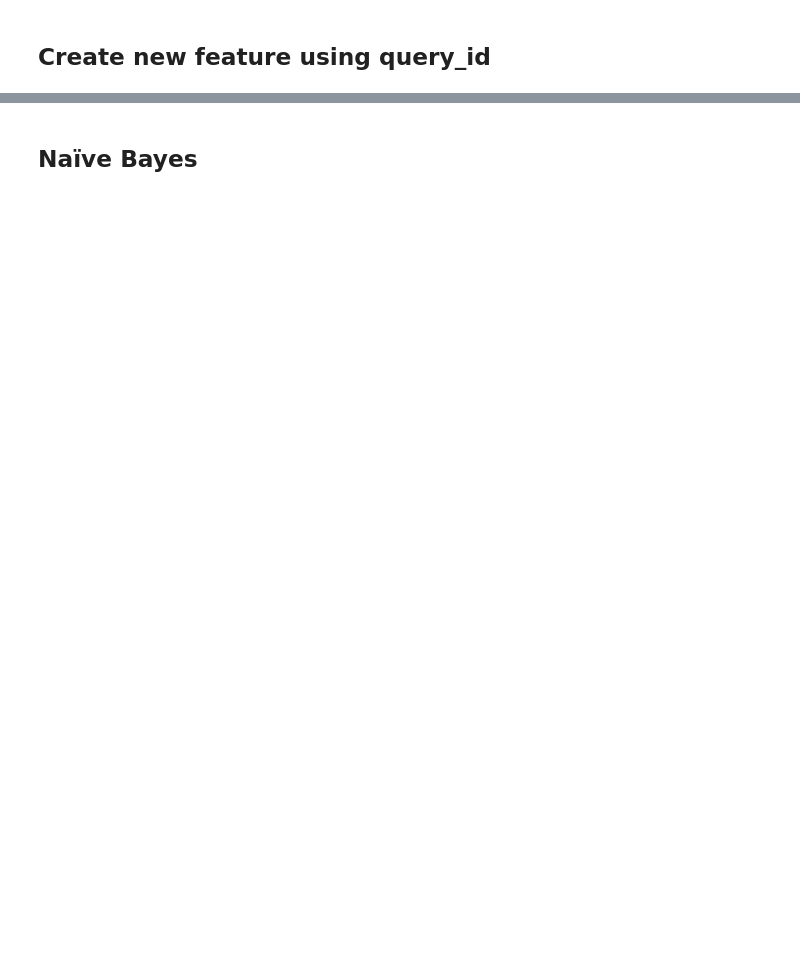
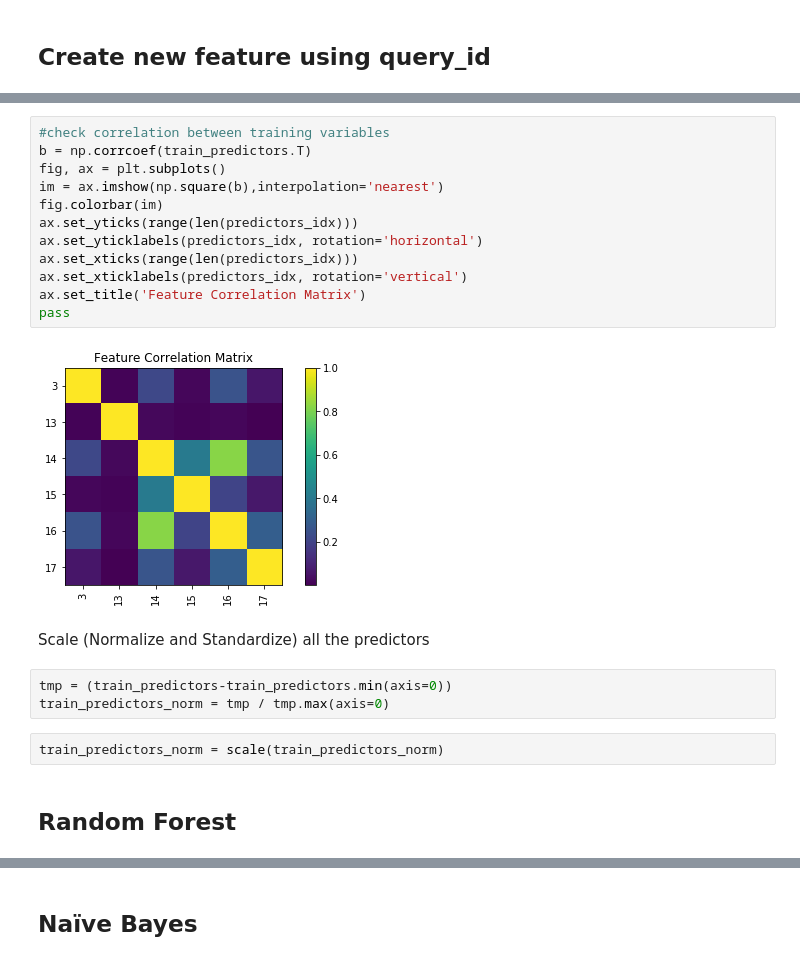
Before and after one commit to happytcj/StanfordStats202, a Jupyter notebook: Final_Project/preprocess.ipynb, the cells around one changed output, grey strips where cells are left out. Saved outputs shown, nothing was run; the diff lists cells and outputs as text; blank space fills up the shorter version.

```diff
--- a/Final_Project/preprocess.ipynb
+++ b/Final_Project/preprocess.ipynb
@@ -72,0 +182,23 @@ Name: url_id, dtype: int64
+# %%
+#check correlation between training variables
+b = np.corrcoef(train_predictors.T)
+fig, ax = plt.subplots()
+im = ax.imshow(np.square(b),interpolation='nearest')
+fig.colorbar(im)
+ax.set_yticks(range(len(predictors_idx)))
+ax.set_yticklabels(predictors_idx, rotation='horizontal')
+ax.set_xticks(range(len(predictors_idx)))
+ax.set_xticklabels(predictors_idx, rotation='vertical')
+ax.set_title('Feature Correlation Matrix')
+pass
+# %% [output]
+[figure, added]
+# %% [markdown]
+Scale (Normalize and Standardize) all the predictors
+# %%
+tmp = (train_predictors-train_predictors.min(axis=0))
+train_predictors_norm = tmp / tmp.max(axis=0)
+# %%
+train_predictors_norm = scale(train_predictors_norm)
+# %% [markdown]
+## Random Forest
```
Also changed, not shown: parts of 31 cells of this notebook, 1 other file.
